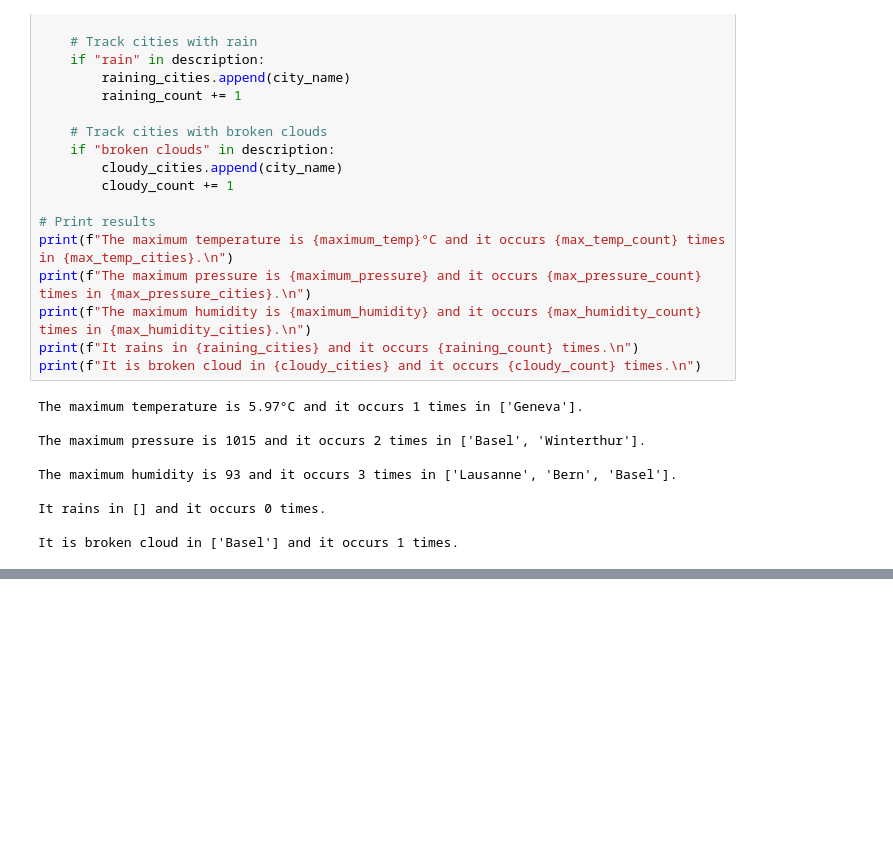
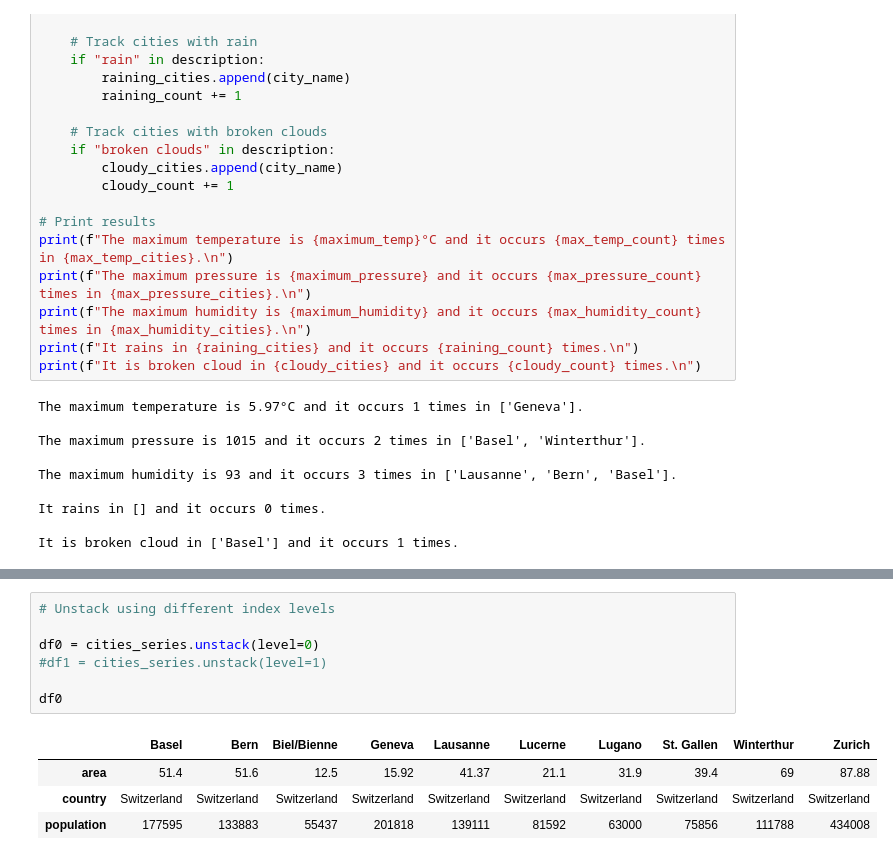
Before and after one commit to CristianRavalli/CAS-INFE, a Jupyter notebook: CAS_Python_Summary.ipynb, the cells around one changed output, grey strips where cells are left out. Cells and saved outputs as stored; diff of their text form; blank space fills up the shorter version.

```diff
--- a/CAS_Python_Summary.ipynb
+++ b/CAS_Python_Summary.ipynb
@@ -1513,0 +1614,12 @@ It is broken cloud in ['Basel'] and it occurs 1 times.
+# %%
+# Unstack using different index levels
+
+df0 = cities_series.unstack(level=0)
+#df1 = cities_series.unstack(level=1)
+
+df0
+# %% [output]
+|  | Basel | Bern | Biel/Bienne | Geneva | Lausanne | Lucerne | Lugano | St. Gallen | Winterthur | Zurich |
+| area | 51.4 | 51.6 | 12.5 | 15.92 | 41.37 | 21.1 | 31.9 | 39.4 | 69 | 87.88 |
+| country | Switzerland | Switzerland | Switzerland | Switzerland | Switzerland | Switzerland | Switzerland | Switzerland | Switzerland | Switzerland |
+| population | 177595 | 133883 | 55437 | 201818 | 139111 | 81592 | 63000 | 75856 | 111788 | 434008 |
```
Also changed, not shown: parts of 6 cells of this notebook.
